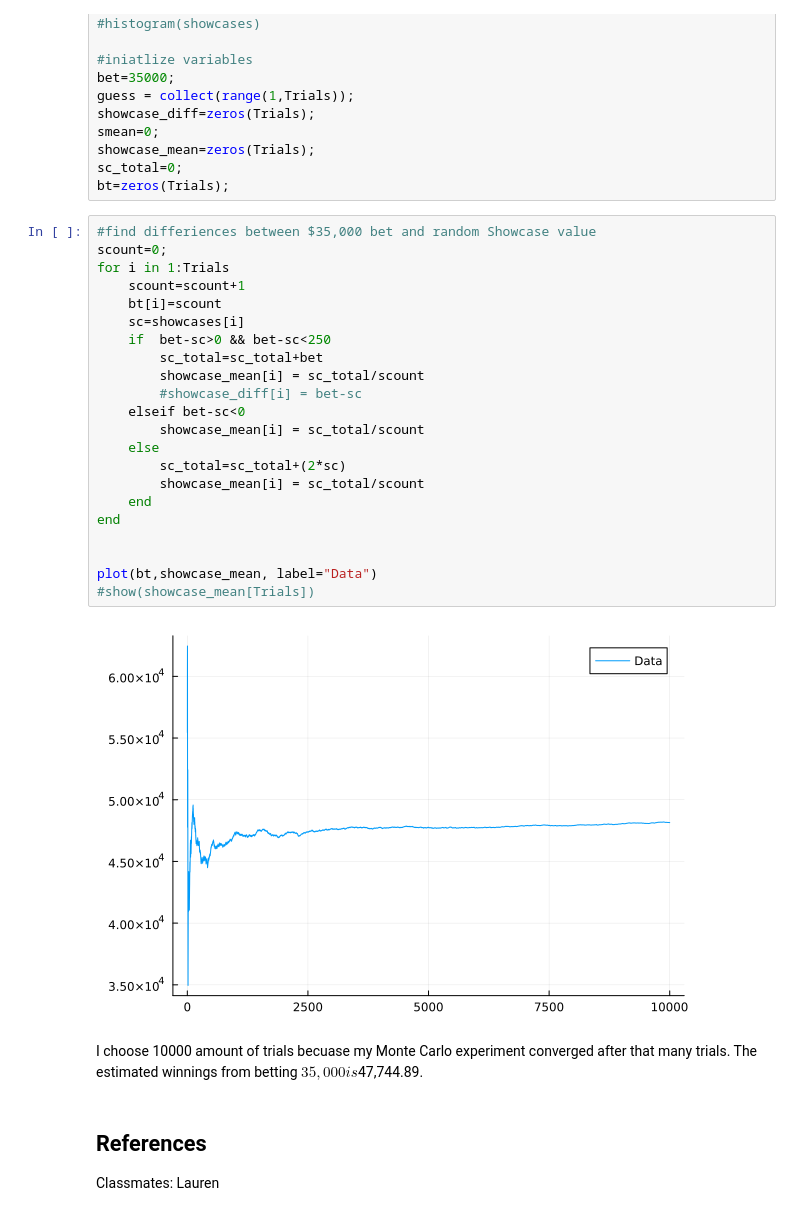
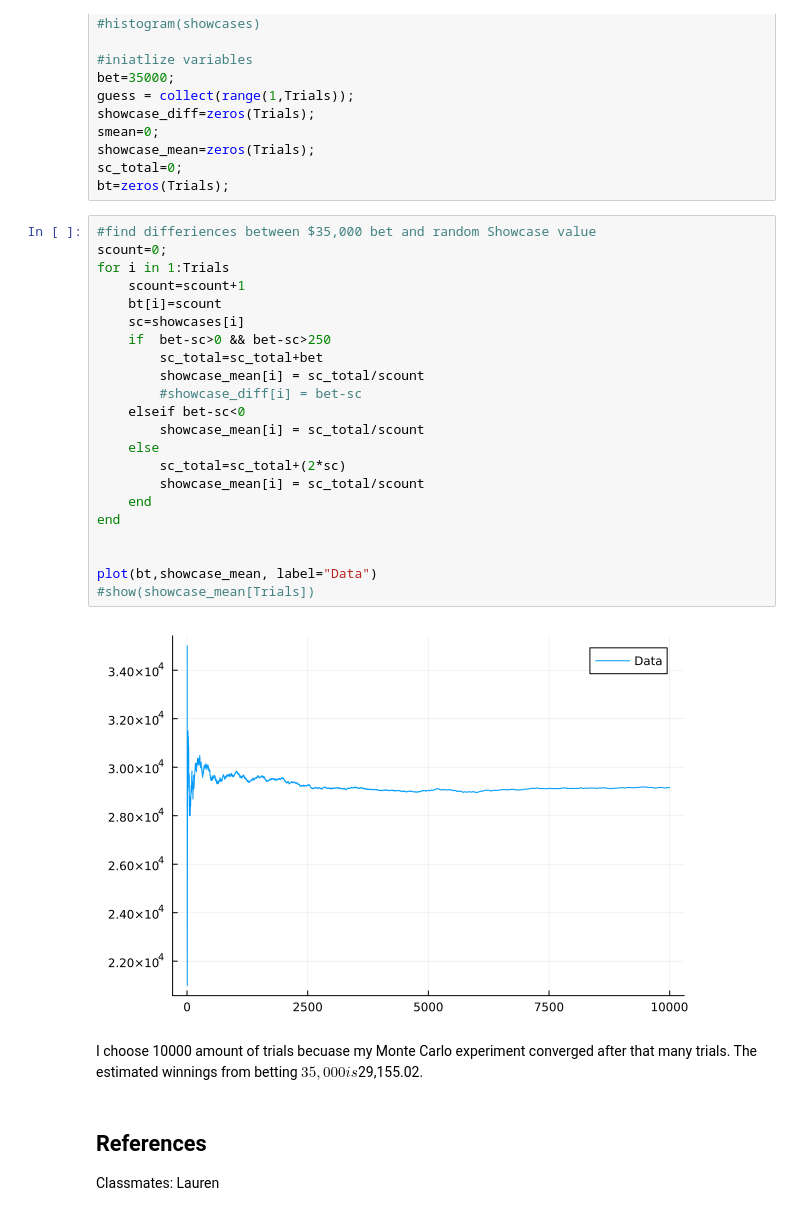
Before and after one commit to BEE4750-FA24/lab2-MFountian26, a Jupyter notebook: lab02.ipynb, the cells around one changed output. Drawn from its saved outputs; the diff is of its cells as text.

```diff
--- a/lab02.ipynb
+++ b/lab02.ipynb
@@ -220,29 +220,29 @@ bt=zeros(Trials);
 # %%
 #find differiences between $35,000 bet and random Showcase value
 scount=0;
 for i in 1:Trials
     scount=scount+1
     bt[i]=scount
     sc=showcases[i]
-    if  bet-sc>0 && bet-sc<250
+    if  bet-sc>0 && bet-sc>250
         sc_total=sc_total+bet
         showcase_mean[i] = sc_total/scount
         #showcase_diff[i] = bet-sc
     elseif bet-sc<0
         showcase_mean[i] = sc_total/scount
     else
         sc_total=sc_total+(2*sc)
         showcase_mean[i] = sc_total/scount
     end
 end
 
 
 plot(bt,showcase_mean, label="Data")
 #show(showcase_mean[Trials])
 # %% [output]
-[figure, old version]
+[figure, new version]
 # %% [markdown]
-I choose 10000 amount of trials becuase my Monte Carlo experiment converged after that many trials. The estimated winnings from betting $35,000 is $47,744.89.
+I choose 10000 amount of trials becuase my Monte Carlo experiment converged after that many trials. The estimated winnings from betting $35,000 is $29,155.02.
 # %% [markdown]
 ## References
 
```
